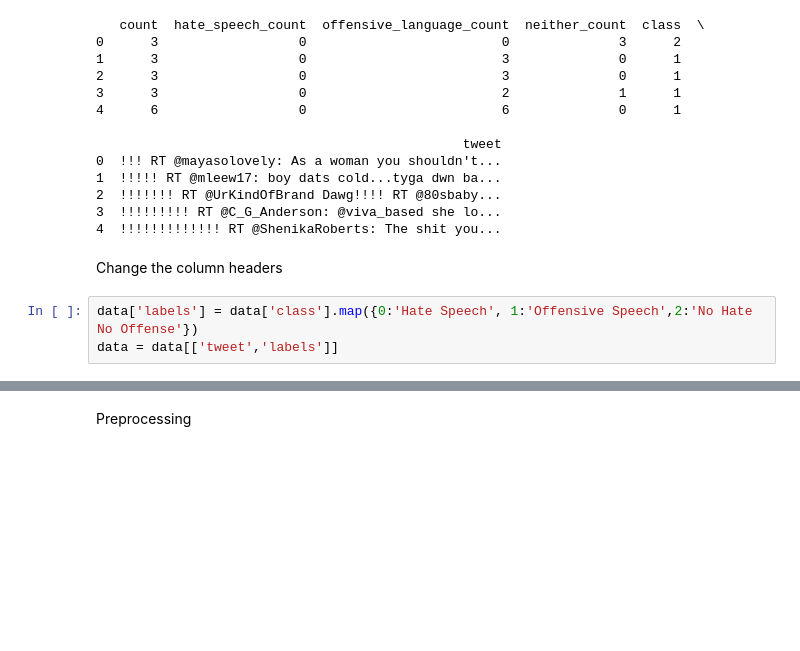
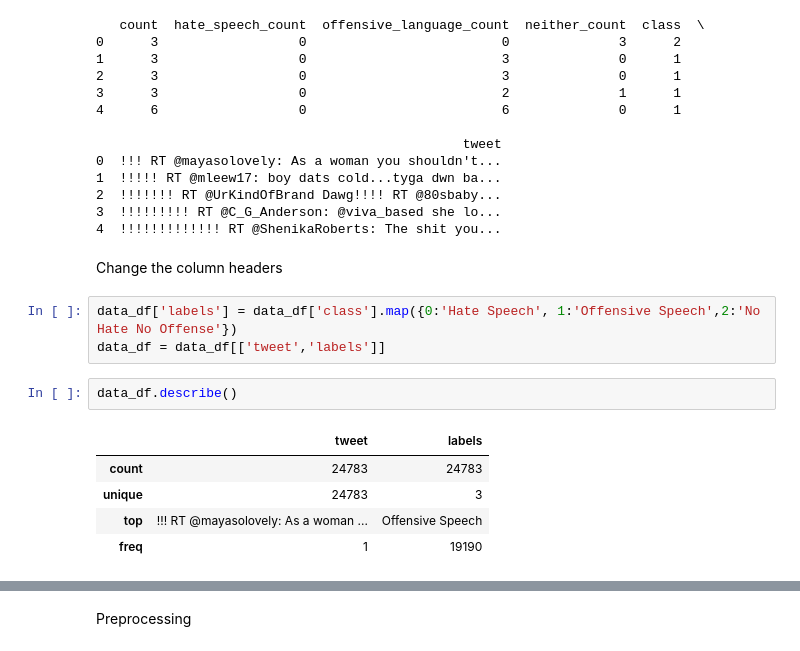
Before and after one commit to egoodluck/Hate_Speech_Detection_Model, a Jupyter notebook: nltk_for_hatespeech_detection.ipynb, the cells around one changed output, grey strips where cells are left out. Drawn from its saved outputs; the diff is of its cells as text; blank space fills up the shorter version.

```diff
--- a/nltk_for_hatespeech_detection.ipynb
+++ b/nltk_for_hatespeech_detection.ipynb
@@ -38,5 +38,13 @@ print(data.head())
 # %% [markdown]
 Change the column headers
 # %%
-data['labels'] = data['class'].map({0:'Hate Speech', 1:'Offensive Speech',2:'No Hate No Offense'})
-data = data[['tweet','labels']]
+data_df['labels'] = data_df['class'].map({0:'Hate Speech', 1:'Offensive Speech',2:'No Hate No Offense'})
+data_df = data_df[['tweet','labels']]
+# %%
+data_df.describe()
+# %% [output]
+|  | tweet | labels |
+| count | 24783 | 24783 |
+| unique | 24783 | 3 |
+| top | !!! RT @mayasolovely: As a woman ... | Offensive Speech |
+| freq | 1 | 19190 |
```
Also changed, not shown: parts of 9 cells of this notebook.
